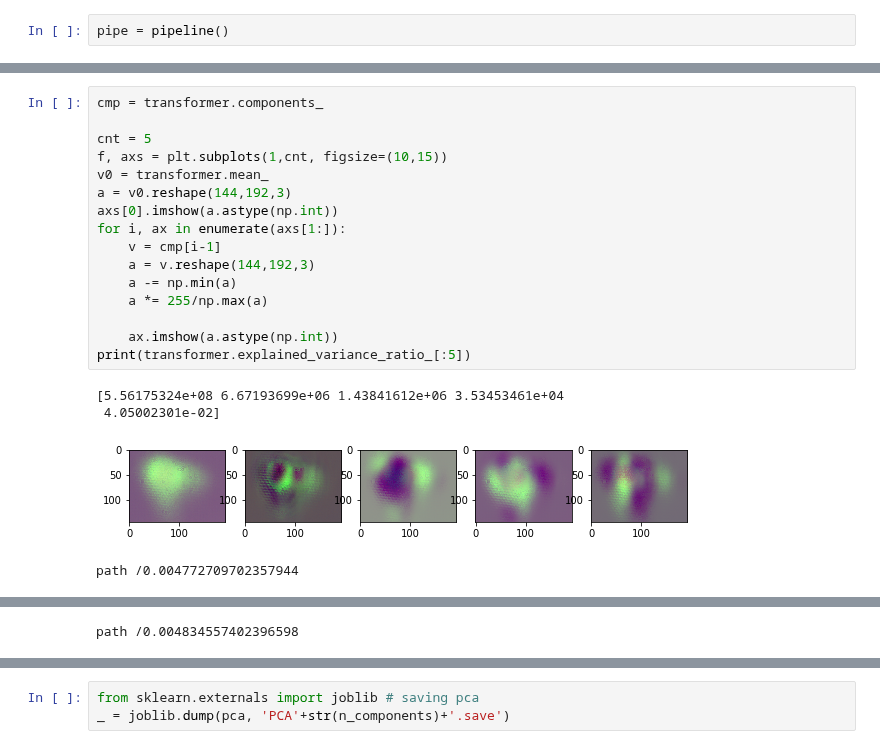
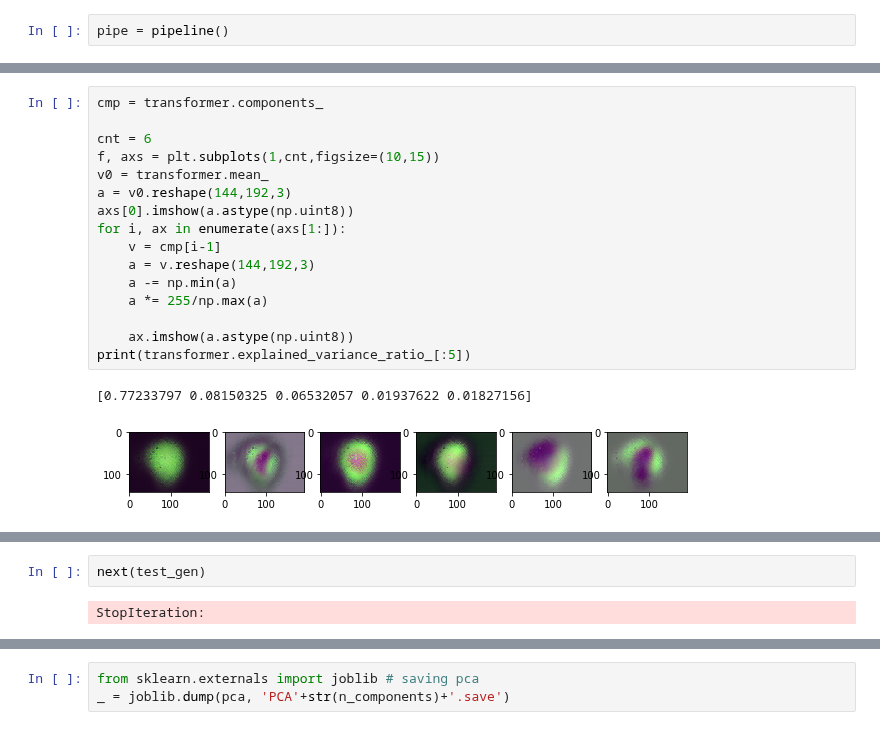
Before and after one commit to DaniloZZZ/quantTechLab, a Jupyter notebook: analysis/main.ipynb, the cells around one changed output, grey strips where cells are left out. Saved outputs shown, nothing was run; the diff lists cells and outputs as text.

```diff
--- a/analysis/main.ipynb
+++ b/analysis/main.ipynb
@@ -256,21 +267,19 @@ model.fit_generator(
 # %%
 cmp = transformer.components_
 
-cnt = 5
-f, axs = plt.subplots(1,cnt, figsize=(10,15))
+cnt = 6
+f, axs = plt.subplots(1,cnt,figsize=(10,15))
 v0 = transformer.mean_
 a = v0.reshape(144,192,3)
-axs[0].imshow(a.astype(np.int))
+axs[0].imshow(a.astype(np.uint8))
 for i, ax in enumerate(axs[1:]):
     v = cmp[i-1]
     a = v.reshape(144,192,3)
     a -= np.min(a)
     a *= 255/np.max(a)
 
-    ax.imshow(a.astype(np.int))
+    ax.imshow(a.astype(np.uint8))
 print(transformer.explained_variance_ratio_[:5])
 # %% [output]
-[5.56175324e+08 6.67193699e+06 1.43841612e+06 3.53453461e+04
- 4.05002301e-02]
+[0.77233797 0.08150325 0.06532057 0.01937622 0.01827156]
-[figure, old version]
+[figure, new version]
-path /0.004772709702357944
@@ -278 +285,0 @@ path /0.004772709702357944
-path /0.004834557402396598
@@ -280 +286,5 @@ path /0.004834557402396598
+# %%
+next(test_gen)
+# %% [output]
+StopIteration:
 # %%
```
Also changed, not shown: parts of 43 cells of this notebook, 6 other files.
